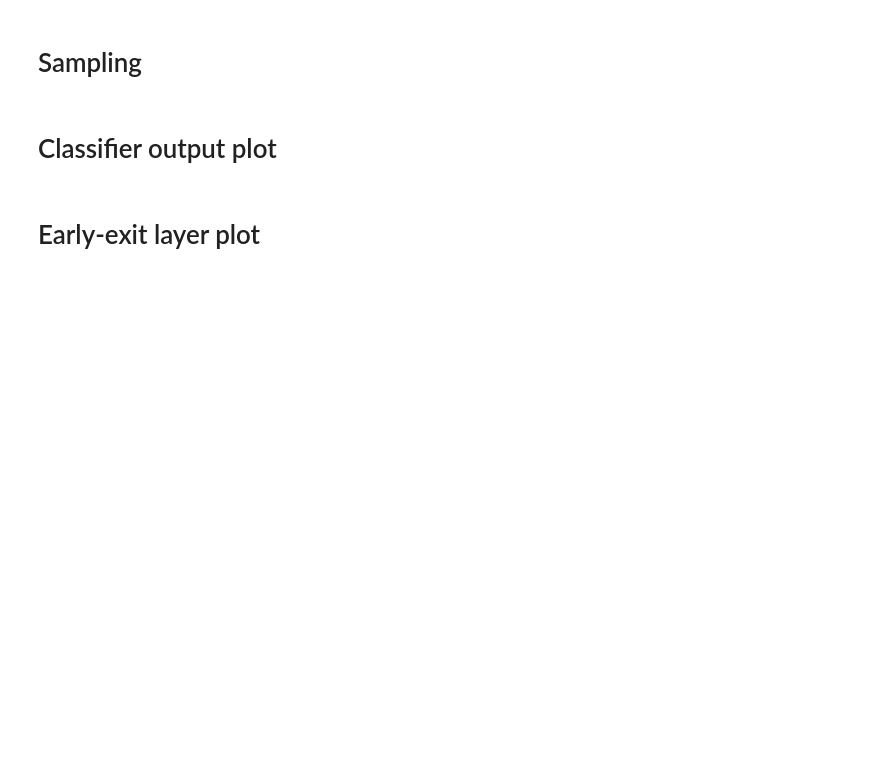
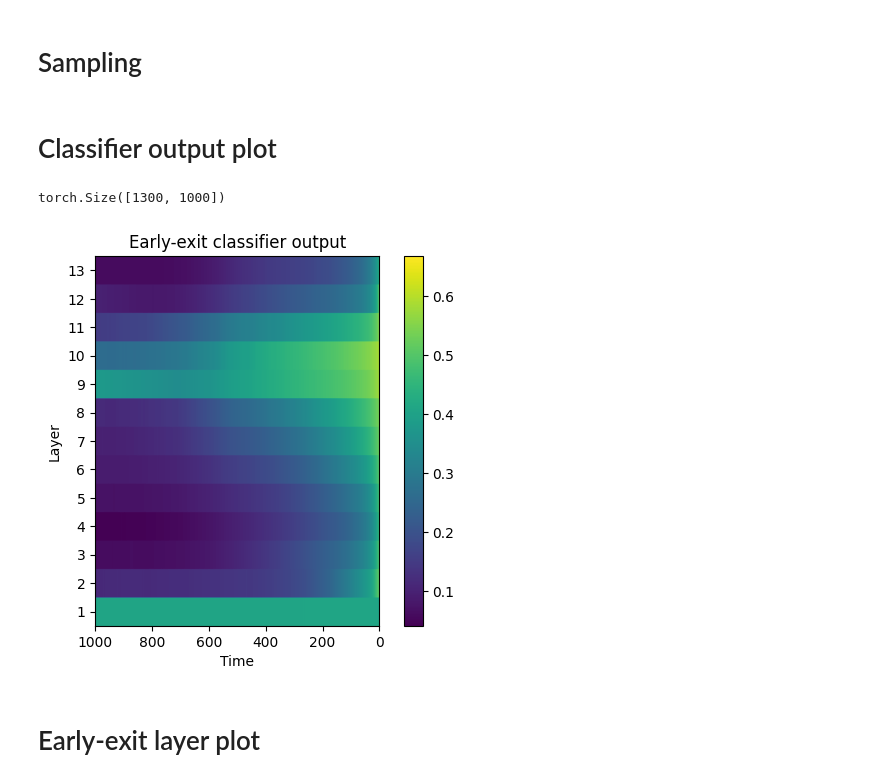
Before and after one commit to razvanmatisan/duodiff, a Jupyter notebook: early_exit_visualization.ipynb, the cells around one changed output. Cells and saved outputs as stored; diff of their text form; code cells hidden in the pictures; blank space fills up the shorter version.

```diff
--- a/early_exit_visualization.ipynb
+++ b/early_exit_visualization.ipynb
@@ -3,9 +3,8 @@
 # %%
 import torch
 from tqdm import tqdm
+from checkpoint_entries import checkpoint_entries
 
-from models.early_exit import EarlyExitUViT, OldEarlyExitUViT
-from models.uvit import UViT
 
 def get_device():
     if torch.cuda.is_available():
@@ -17,6 +16,7 @@ def get_device():
         pass
     return "cpu"
 
+
 device = get_device()
 betas = torch.linspace(1e-4, 0.02, 1000).to(device)
 alphas = 1 - betas
@@ -24,25 +24,8 @@ alphas_bar = torch.cumprod(alphas, dim=0)
 alphas_bar_previous = torch.cat([torch.tensor([1.0], device=device), alphas_bar[:-1]])
 betas_tilde = betas * (1 - alphas_bar_previous) / (1 - alphas_bar)
 
-
-model = UViT(
-    img_size=32,
-    patch_size=2,
-    embed_dim=512,
-    depth=12,
-    num_heads=8,
-    mlp_ratio=4,
-    qkv_bias=False,
-    mlp_time_embed=False,
-    num_classes=-1,
-)
-model = OldEarlyExitUViT(uvit=model, classifier_type="attention_probe",exit_threshold=float("-inf"))
-
-model.load_state_dict(
-    torch.load("./checkpoints/frozenBackbone_attention_3losses.pth", device)[
-        "model_state_dict"
-    ]
-)
+checkpoint_entry_name = "mlp_per_layer_frozen"
+model = checkpoint_entries[checkpoint_entry_name].get_model()
 model = model.eval()
 model = model.to(device)
 # %%
@@ -89,40 +73,46 @@ def sample(threshold):
     }
 # %%
 results_by_threshold = {
-    threshold: sample(threshold) for threshold in (0, 0.025, 0.05, 0.075, 0.1)
+    threshold: sample(threshold) for threshold in (0, 0.025, 0.05, 0.075, 1)
 }
 # %% [markdown]
 # Classifier output plot
 # %%
+from pathlib import Path
 import matplotlib.pyplot as plt
 import numpy as np
 
 # Make the time be in the "x-axis"
 matrix = results_by_threshold[0]["error_prediction_by_timestep"].T
 # Make time go from T to 0 and
 # make the first layer be down, and the last layer up
 matrix = matrix.flip(dims=(0, 1))
 # Since the dimensions are (13, 1000), we will repeat each row 100 times
 matrix = matrix.repeat_interleave(repeats=100, dim=0)
 print(matrix.shape)
 
 plt.title("Early-exit classifier output")
 plt.imshow(matrix)
 
 plt.xlabel("Time")
 plt.xticks(
     ticks=np.arange(0, 1001, 200),
     labels=np.arange(1000, -1, -200),
 )
 
 plt.ylabel("Layer")
 plt.yticks(
     ticks=np.arange(100, 1301, 100) - 50,
     labels=np.arange(13, 0, -1),
 )
 
 plt.colorbar()
-plt.savefig("out_images/classifier_output.svg")
+path = Path(f"images/{checkpoint_entry_name}/classifier_output.svg")
+path.parent.mkdir(parents=True, exist_ok=True)
+plt.savefig(path)
+# %% [output]
+torch.Size([1300, 1000])
+[figure, added]
 # %% [markdown]
 # Early-exit layer plot
 # %%
```
Also changed, not shown: parts of 3 cells of this notebook, 2 other files.
